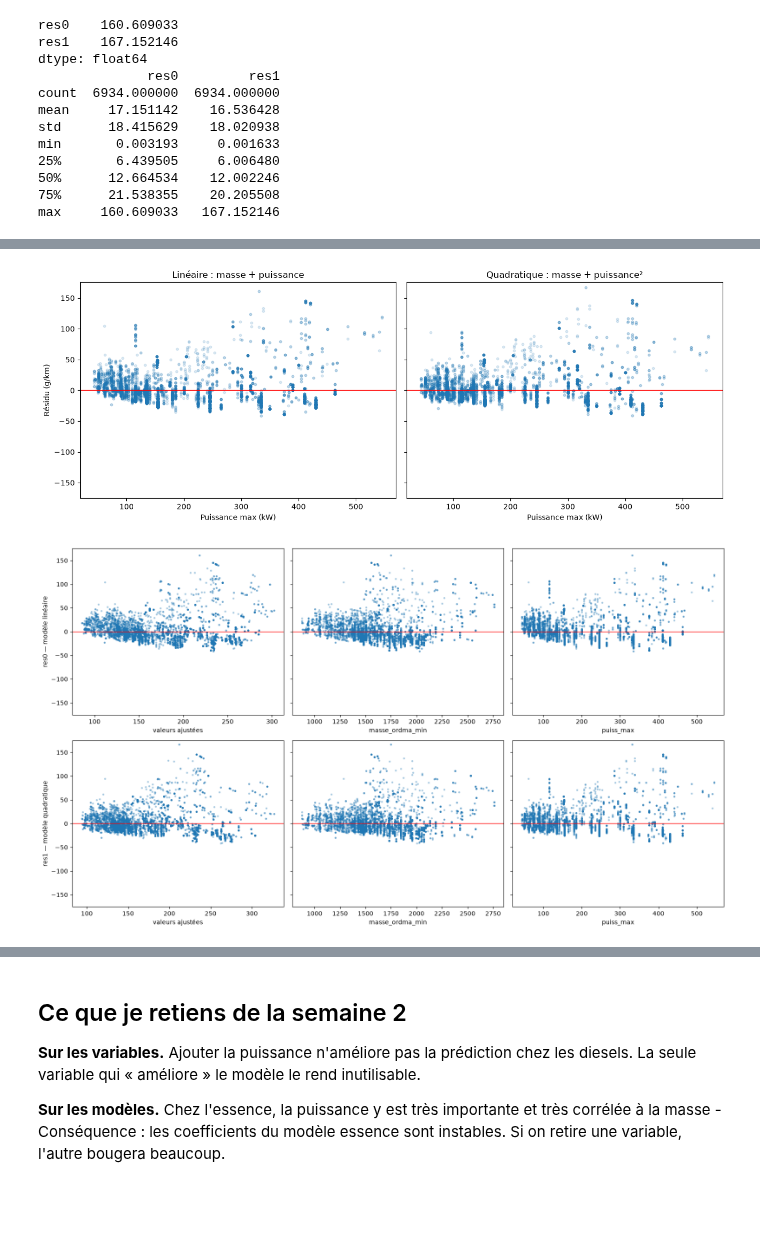
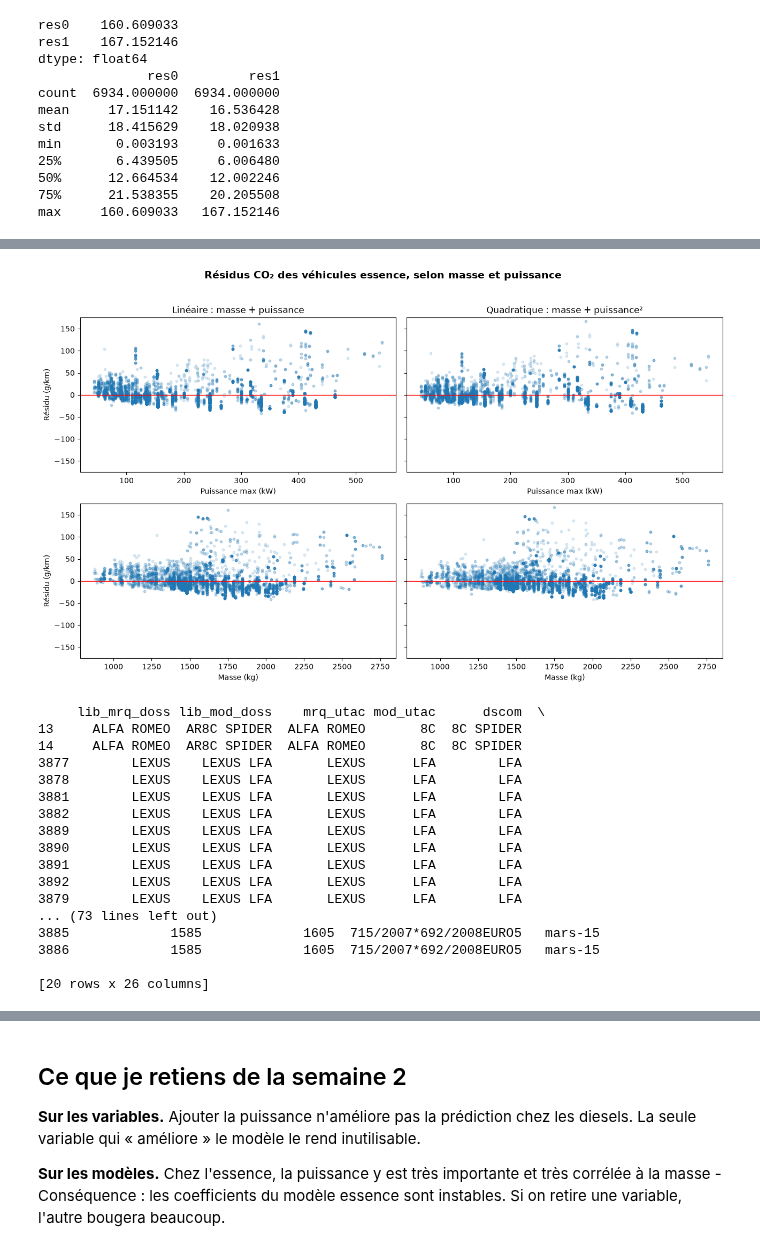
Before and after one commit to aissatougueye06/ml-co2-prediction, a Jupyter notebook: 02-regression-multiple.ipynb, the cells around one changed output, grey strips where cells are left out. Drawn from its saved outputs; the diff is of its cells as text; code cells hidden in the pictures; blank space fills up the shorter version.

```diff
--- a/02-regression-multiple.ipynb
+++ b/02-regression-multiple.ipynb
@@ -273,40 +279,48 @@ max     160.609033   167.152146
 # %%
 lim = d[["res0", "res1"]].abs().max().max() * 1.05
 
-fig, axes = plt.subplots(1, 2, figsize=(13, 5), sharey=True)
+x_vars = [("puiss_max", "Puissance max (kW)"),
+          ("masse_ordma_min", "Masse (kg)")]
+res_vars = [("res0", "Linéaire : masse + puissance"),
+            ("res1", "Quadratique : masse + puissance²")]
 
-for ax, col, titre in zip(axes, ["res0", "res1"],
-                          ["Linéaire : masse + puissance",
-                           "Quadratique : masse + puissance²"]):
-    ax.scatter(d["puiss_max"], d[col], alpha=0.15, s=10, c="tab:blue")
-    ax.axhline(0, c="r", lw=1)
-    ax.set_title(titre)
-    ax.set(xlabel= "Puissance max (kW)", ylim=(-lim, lim))
-axes[0].set_ylabel("Résidu (g/km)")
-plt.tight_layout()
+fig, axes = plt.subplots(2, 2, figsize=(13, 8), sharey=True, sharex="row")
+
+for i, (xcol, xlabel) in enumerate(x_vars):
+    for j, (rcol, titre) in enumerate(res_vars):
+        ax = axes[i, j]
+        ax.scatter(d[xcol], d[rcol], alpha=0.15, s=10, c="tab:blue")
+        ax.axhline(0, c="r", lw=1)
+        ax.set(xlabel=xlabel, ylim=(-lim, lim))
+        if i == 0:
+            ax.set_title(titre)
+        if j == 0:
+            ax.set_ylabel("Résidu (g/km)")
+
+fig.suptitle("Résidus CO₂ des véhicules essence, selon masse et puissance",
+             fontsize=14, fontweight="bold")
+plt.tight_layout(rect=[0, 0, 1, 0.96])
 plt.show()
 # %% [output]
-[figure, old version]
+[figure, new version]
-# %%
-lim = d[["res0", "res1"]].abs().max().max() * 1.05
-
-fig, axes = plt.subplots(2, 3, figsize=(16, 9), sharey=True)
-
-modeles = [("res0", fit0, "linéaire"), ("res1", fit1, "quadratique")]
-
-for i, (col, fitted, nom_modele) in enumerate(modeles):
-    abscisses = [
-        (fitted, "valeurs ajustées"),
-        (d["masse_ordma_min"], "masse_ordma_min"),
-        (d["puiss_max"], "puiss_max"),
-    ]
-    for j, (x, nom_x) in enumerate(abscisses):
-        axes[i, j].scatter(x, d[col], s=5, alpha=0.3)
-        axes[i, j].axhline(0, color="red", lw=1)
-        axes[i, j].set(xlabel=nom_x, ylim=(-lim, lim))
-    axes[i, 0].set_ylabel(f"{col} — modèle {nom_modele}")
-
-plt.tight_layout()
-plt.show()
-# %% [output]
-[figure, removed]
+# %%
+gros = d["res1"].abs().nlargest(20).index
+print(df.loc[gros].head(20))
+# %% [output]
+     lib_mrq_doss lib_mod_doss    mrq_utac mod_utac      dscom  \
+13     ALFA ROMEO  AR8C SPIDER  ALFA ROMEO       8C  8C SPIDER
+14     ALFA ROMEO  AR8C SPIDER  ALFA ROMEO       8C  8C SPIDER
+3877        LEXUS    LEXUS LFA       LEXUS      LFA        LFA
+3878        LEXUS    LEXUS LFA       LEXUS      LFA        LFA
+3881        LEXUS    LEXUS LFA       LEXUS      LFA        LFA
+3882        LEXUS    LEXUS LFA       LEXUS      LFA        LFA
+3889        LEXUS    LEXUS LFA       LEXUS      LFA        LFA
+3890        LEXUS    LEXUS LFA       LEXUS      LFA        LFA
+3891        LEXUS    LEXUS LFA       LEXUS      LFA        LFA
+3892        LEXUS    LEXUS LFA       LEXUS      LFA        LFA
+3879        LEXUS    LEXUS LFA       LEXUS      LFA        LFA
+... (73 lines left out)
+3885             1585             1605  715/2007*692/2008EURO5   mars-15
+3886             1585             1605  715/2007*692/2008EURO5   mars-15
+
+[20 rows x 26 columns]
```
Also changed, not shown: parts of 4 cells of this notebook.
